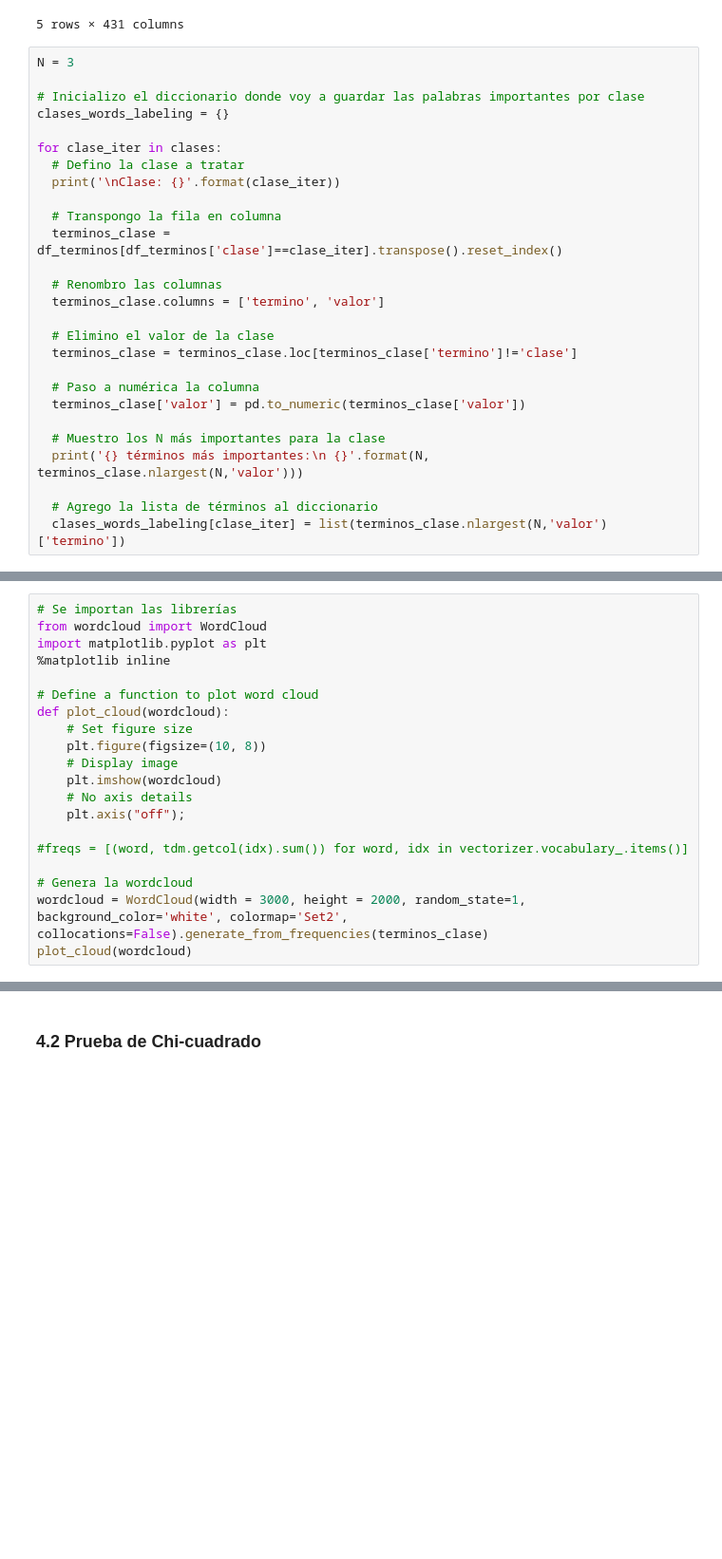
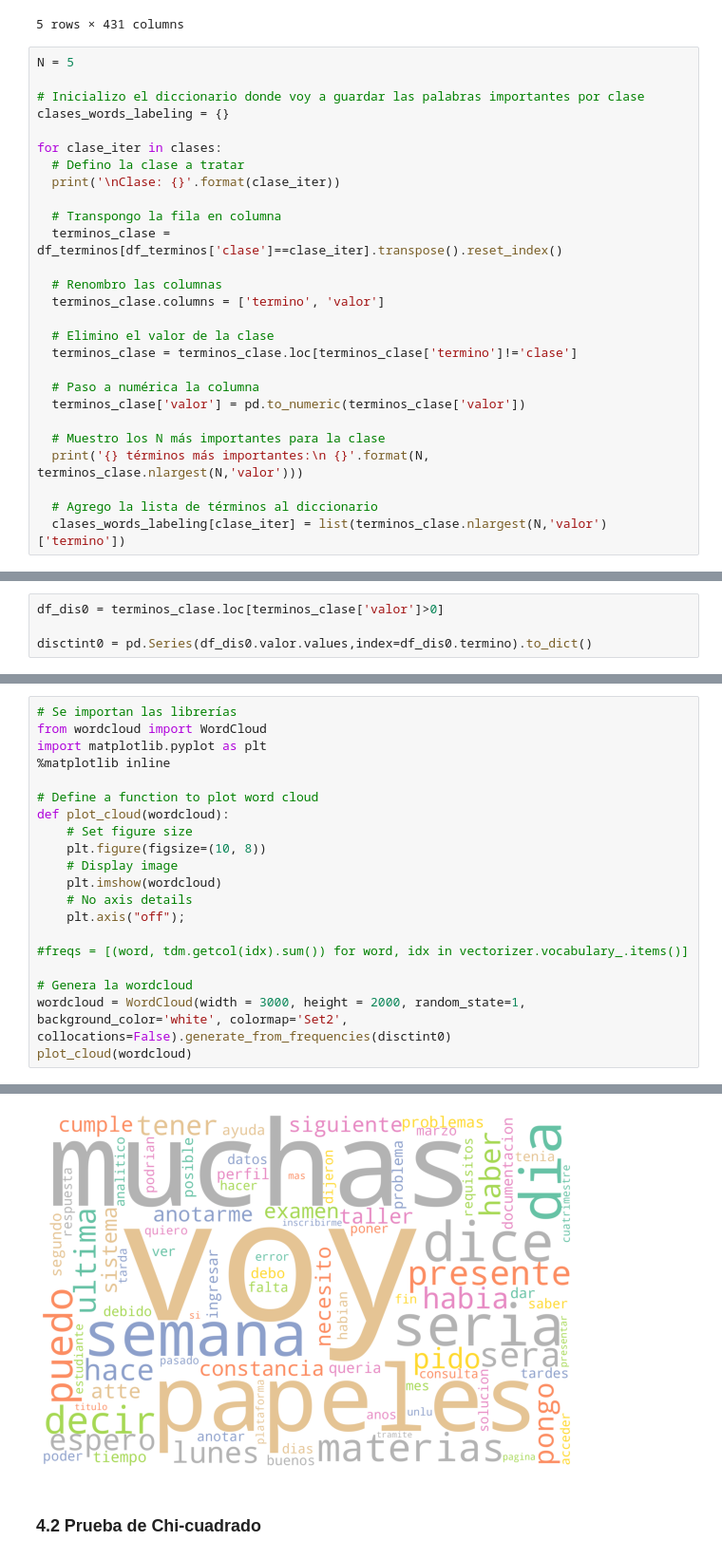
Before and after one commit to jumafernandez/clasificacion_correos, a Jupyter notebook: notebooks/jaiio/00_Features_Selection_by_Class.ipynb, the cells around one changed output, grey strips where cells are left out. Shown at 95% size. Cells and saved outputs as stored; diff of their text form; blank space fills up the shorter version.

```diff
--- a/notebooks/jaiio/00_Features_Selection_by_Class.ipynb
+++ b/notebooks/jaiio/00_Features_Selection_by_Class.ipynb
@@ -305,7 +305,7 @@ df_terminos.head()
 | 4 | Certificados Web | 0.000000 | 0.000000 | 0.000000 | 0.000000 | 0.000000 | 0.000000 | 0.000000 | 0.000000 | 0.00000 | 0.000000 | ... |
 5 rows × 431 columns
 # %%
-N = 3
+N = 5
 
 # Inicializo el diccionario donde voy a guardar las palabras importantes por clase
 clases_words_labeling = {}
@@ -375,0 +373,4 @@ clases_words_labeling
+# %%
+df_dis0 = terminos_clase.loc[terminos_clase['valor']>0]
+
+disctint0 = pd.Series(df_dis0.valor.values,index=df_dis0.termino).to_dict()
@@ -391,6 +406,6 @@ def plot_cloud(wordcloud):
 #freqs = [(word, tdm.getcol(idx).sum()) for word, idx in vectorizer.vocabulary_.items()]
 
 # Genera la wordcloud
-wordcloud = WordCloud(width = 3000, height = 2000, random_state=1, background_color='white', colormap='Set2', collocations=False).generate_from_frequencies(terminos_clase)
+wordcloud = WordCloud(width = 3000, height = 2000, random_state=1, background_color='white', colormap='Set2', collocations=False).generate_from_frequencies(disctint0)
 plot_cloud(wordcloud)
 # %% [output]
@@ -398,3 +412,4 @@ TypeError: ignored
+[figure, added]
 # %% [markdown]
 ### 4.2 Prueba de Chi-cuadrado
 # %%
```
Also changed, not shown: parts of 4 cells of this notebook.
